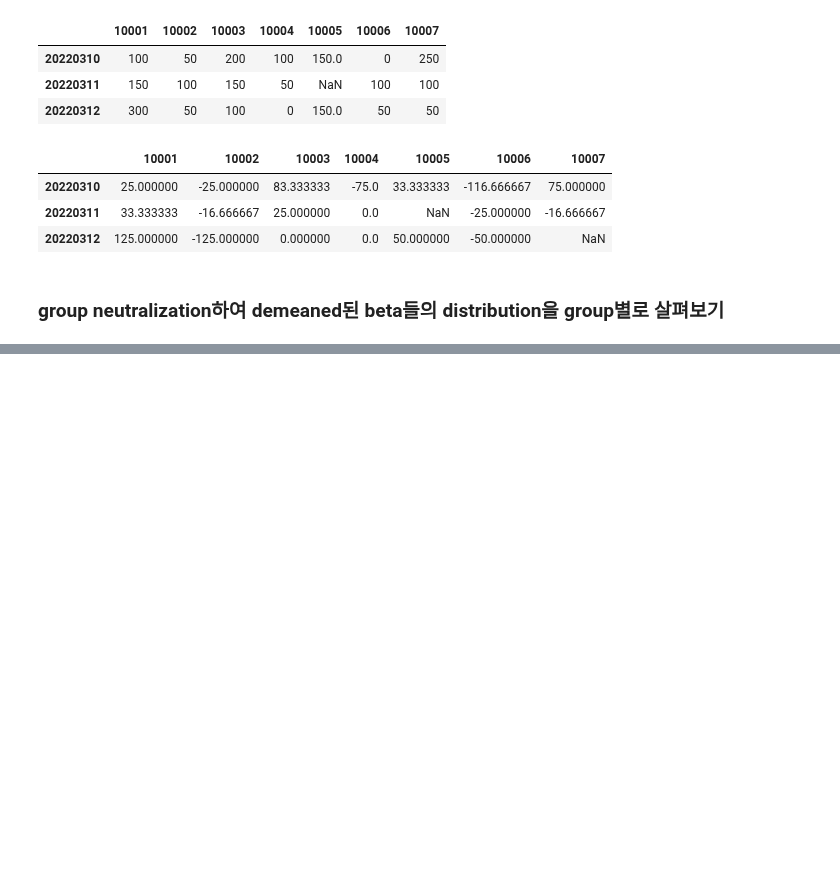
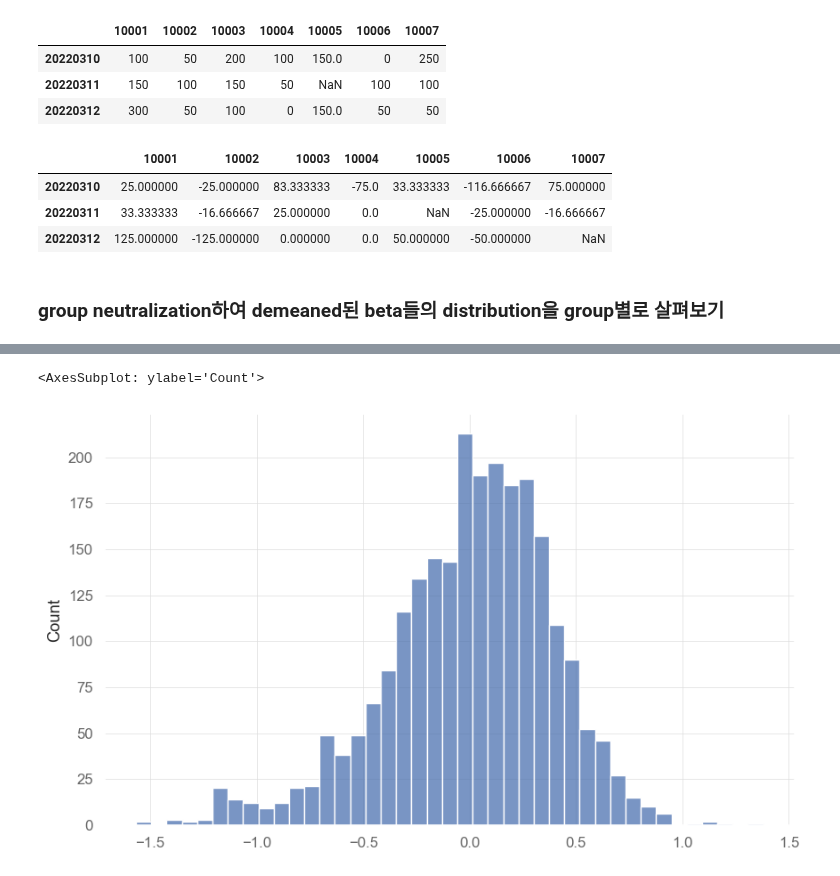
Before and after one commit to jaepil-choi/korquanttools, a Jupyter notebook: notebooks/factor_research.ipynb, the cells around one changed output, grey strips where cells are left out. Cells and saved outputs as stored; diff of their text form; code cells hidden in the pictures; blank space fills up the shorter version.

Commit message:
[FEAT] : Plot demeaned beta distributions
However, the question on how to evaluate the result still remains

```diff
--- a/notebooks/factor_research.ipynb
+++ b/notebooks/factor_research.ipynb
@@ -1096,0 +1135,10 @@ group_neutralize(gdf, sdf)
+# %%
+grouping_vector = industry_df.iloc[-1, :]
+grouping_vector = np.array(grouping_vector[recent_return_df.columns].tolist()) # 위에서도 WINDOW 기간 중 nan이 들어있는 것을 모두 drop 해줬으므로, 종목 리스트를 beta를 구할 때와 같게 맞춘다.
+# %%
+demeaned_mkt_betas = multi_group_neutral(grouping_vector, mkt_betas)
+# %%
+sns.histplot(demeaned_mkt_betas)
+# %% [output]
+<AxesSubplot: ylabel='Count'>
+[figure, added]
```
Also changed, not shown: parts of 8 cells of this notebook.
